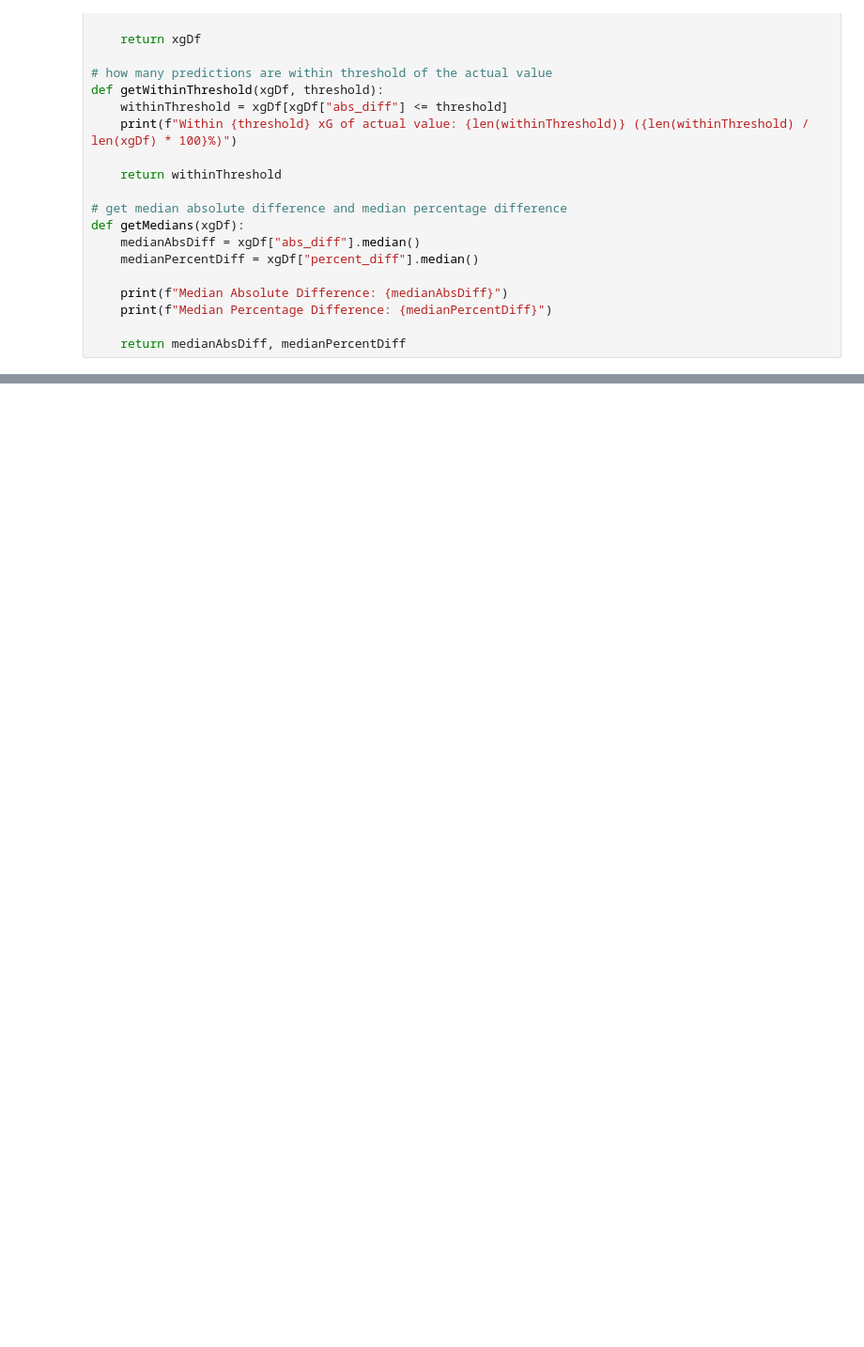
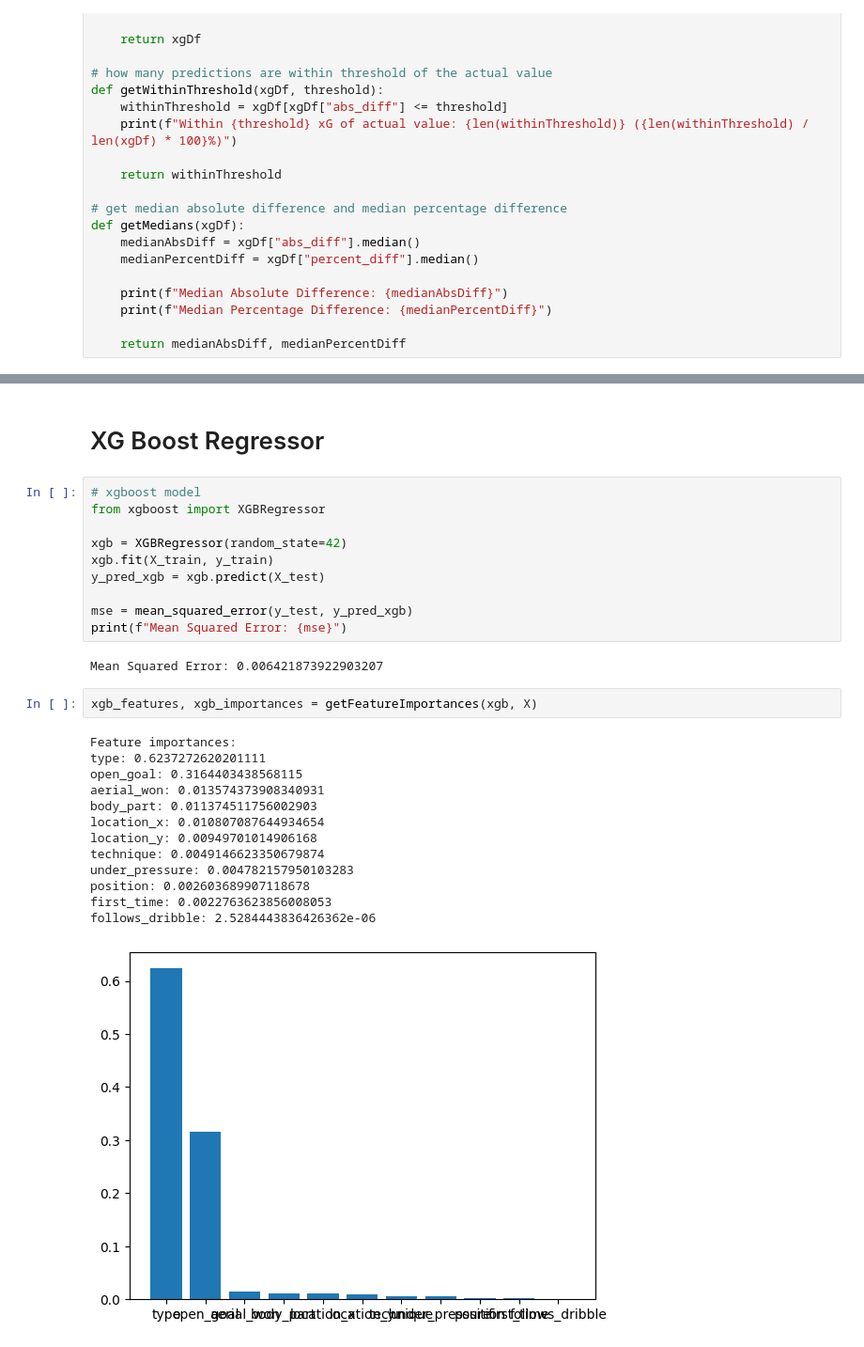
Before and after one commit to kwabenankyi/statsdefuser, a Jupyter notebook: xg_calc.ipynb, the cells around one changed output, grey strips where cells are left out. Shown at 94% size. Saved outputs shown, nothing was run; the diff lists cells and outputs as text; blank space fills up the shorter version.

Commit message:
rf, xgboost, bagging regressor exec

```diff
--- a/xg_calc.ipynb
+++ b/xg_calc.ipynb
@@ -442,0 +443,30 @@ Median Percentage Difference: 25.057070592126454
+# %% [markdown]
+# XG Boost Regressor
+# %%
+# xgboost model
+from xgboost import XGBRegressor
+
+xgb = XGBRegressor(random_state=42)
+xgb.fit(X_train, y_train)
+y_pred_xgb = xgb.predict(X_test)
+
+mse = mean_squared_error(y_test, y_pred_xgb)
+print(f"Mean Squared Error: {mse}")
+# %% [output]
+Mean Squared Error: 0.006421873922903207
+# %%
+xgb_features, xgb_importances = getFeatureImportances(xgb, X)
+# %% [output]
+Feature importances:
+type: 0.6237272620201111
+open_goal: 0.3164403438568115
+aerial_won: 0.013574373908340931
+body_part: 0.011374511756002903
+location_x: 0.010807087644934654
+location_y: 0.00949701014906168
+technique: 0.0049146623350679874
+under_pressure: 0.004782157950103283
+position: 0.002603689907118678
+first_time: 0.0022763623856008053
+follows_dribble: 2.5284443836426362e-06
+[figure, added]
```
Also changed, not shown: parts of 15 cells of this notebook, 1 other file.
